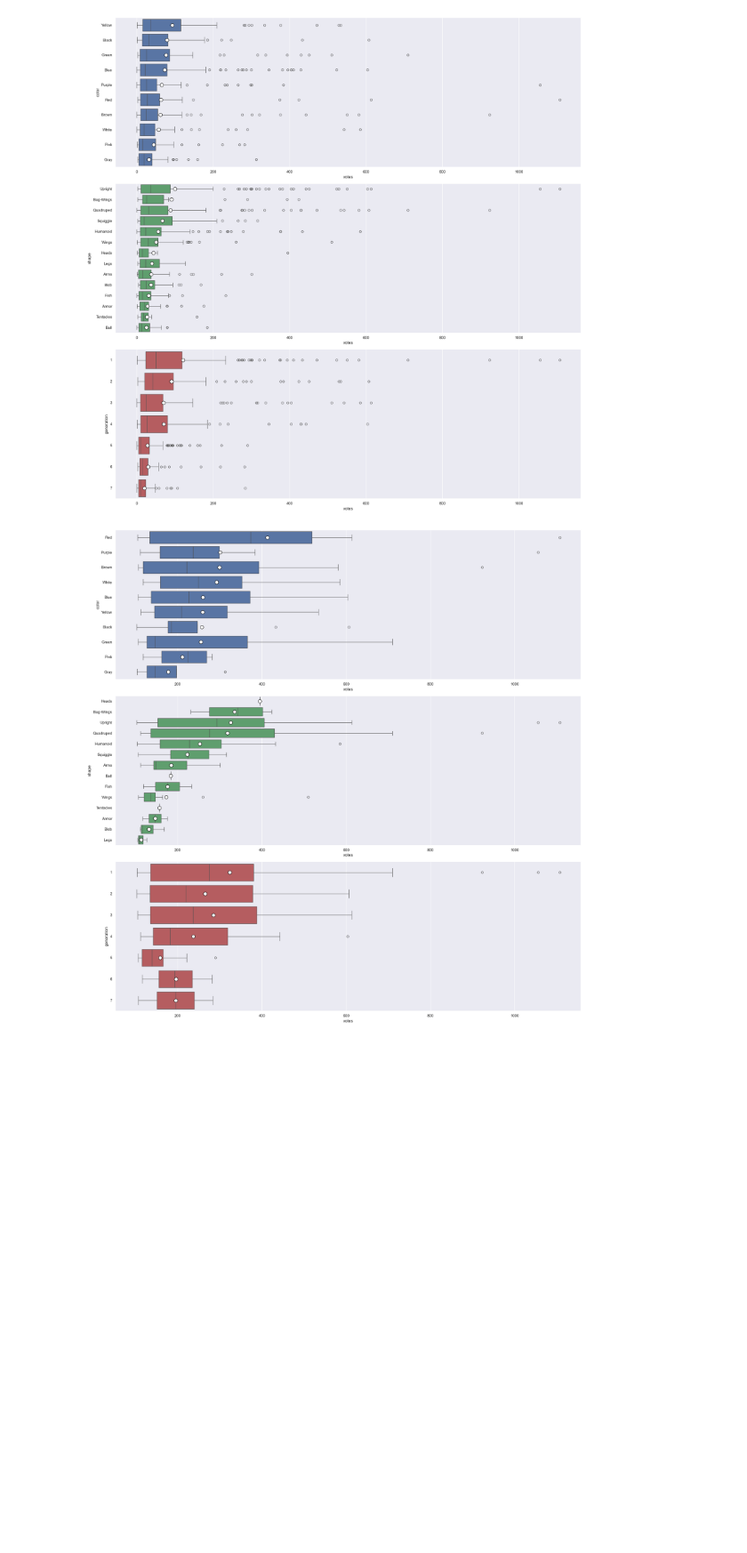
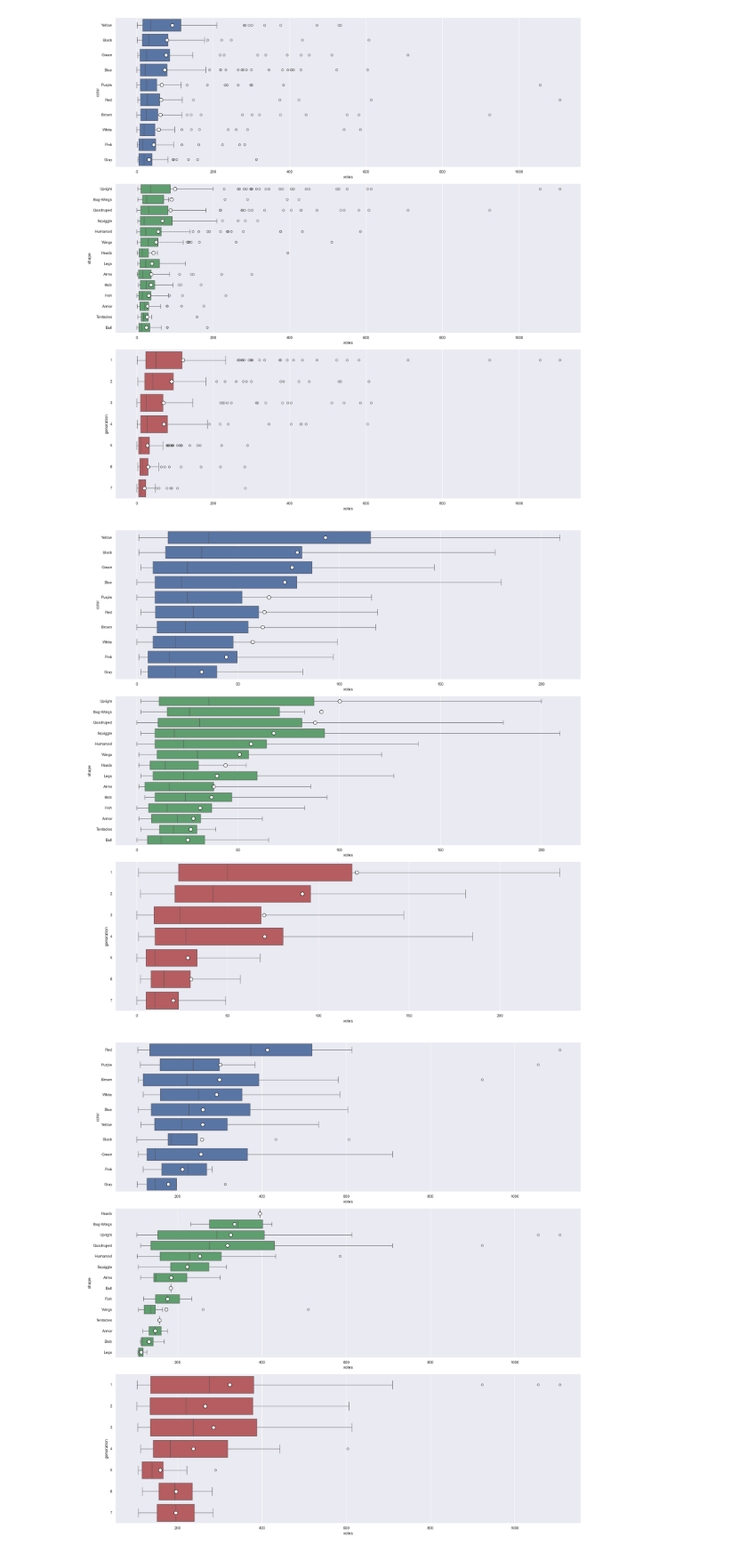
Before and after one commit to LeeMerrow/Pokemon-Popularity, a Jupyter notebook: Pokemon.ipynb, the cells around one changed output. Shown at 89% size. Cells and saved outputs as stored; diff of their text form; code cells hidden in the pictures; blank space fills up the shorter version.

Commit message:
updating readme and some of pokemon visuals

```diff
--- a/Pokemon.ipynb
+++ b/Pokemon.ipynb
@@ -415,7 +415,7 @@ poke = column_mean(poke, columns_to_mean)
 poke_over = column_mean(poke_over, columns_to_mean)
 poke_under = column_mean(poke_under, columns_to_mean)
 # %%
-def df_box(dataframe):
+def df_box(dataframe, showfliers=True):
     # Setting our style and figsize
     sns.set(style='darkgrid', rc={'figure.figsize':(20, 20)})
 
@@ -424,6 +424,7 @@ def df_box(dataframe):
     # This box plot will show the distribution of primary_color of the pokemon
     color_box = sns.boxplot(x='votes', y='primary_color',
                     data=sort_df(dataframe, 'primary_color_mean'),
+                    showfliers=showfliers,
                     showmeans=True, meanprops={
                                             'marker':'o',
                                             'markerfacecolor':'white',
@@ -436,6 +437,7 @@ def df_box(dataframe):
     # This box plot will show the ditribution of shape of the pokemon
     shape_box = sns.boxplot(x='votes', y='shape',
                     data=sort_df(dataframe, 'shape_mean'),
+                    showfliers=showfliers,
                     showmeans=True, meanprops={
                                             'marker':'o',
                                             'markerfacecolor':'white',
@@ -448,6 +450,7 @@ def df_box(dataframe):
     # This box plot with show the distribution of when the pokemon was introduced based on generation
     gen_box = sns.boxplot(x='votes', y='gen_introduced', orient= 'h',
                     data=dataframe,
+                    showfliers=showfliers,
                     showmeans=True, meanprops={
                                             'marker':'o',
                                             'markerfacecolor':'white',
@@ -463,6 +466,10 @@ def df_box(dataframe):
 df_box(poke)
 # %% [output]
 [figure]
+# %%
+df_box(poke, showfliers=False)
+# %% [output]
+[figure, added]
 # %%
 df_box(poke_over)
 # %% [output]
```
Also changed, not shown: parts of 1 cell of this notebook, 1 other file.
